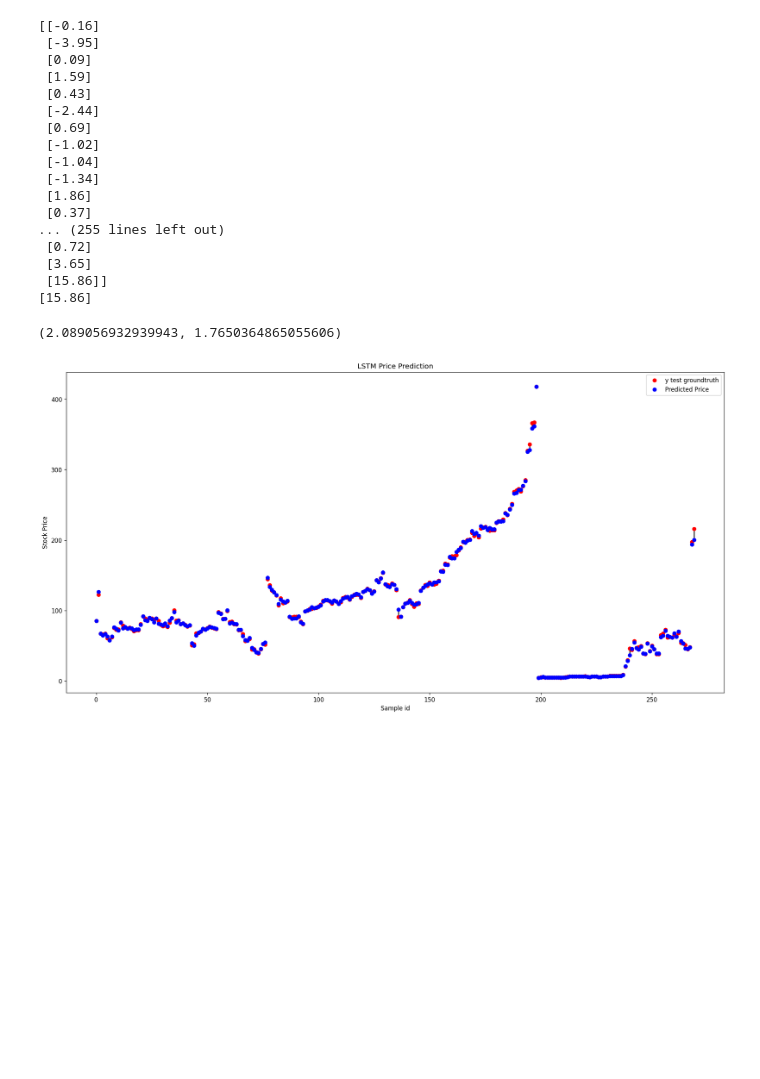
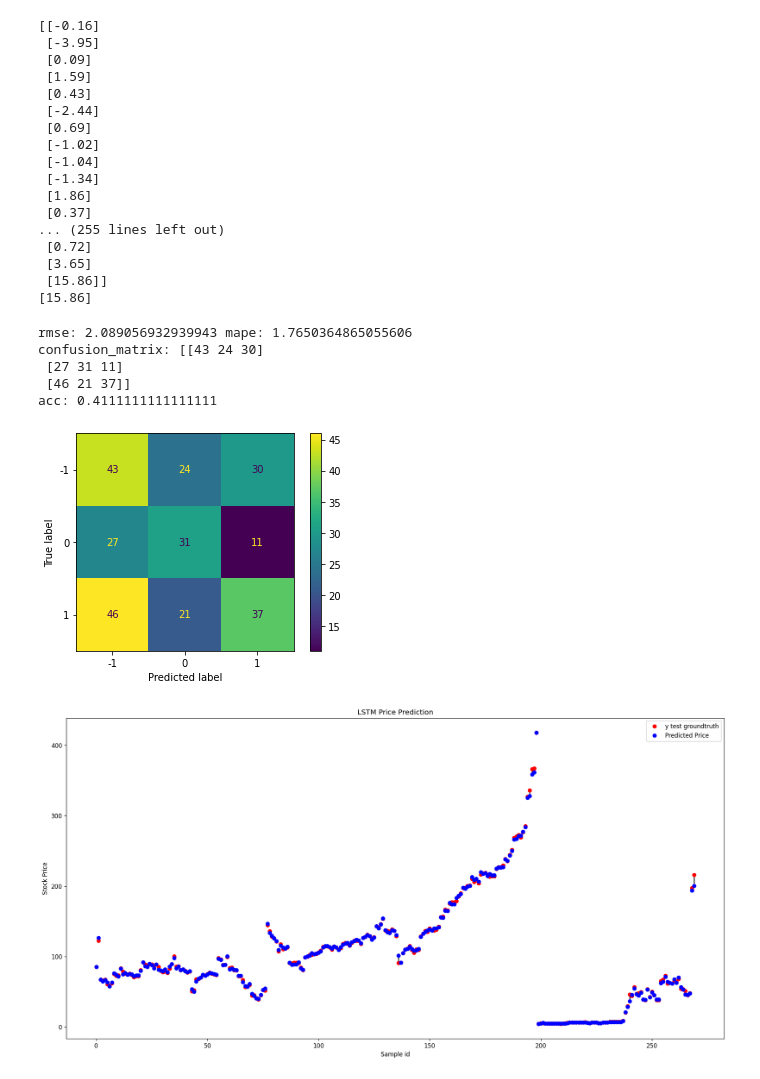
Before and after one commit to romqn1999/Predict-price-after-pattern, a Jupyter notebook: Predict_price_after_pattern.ipynb, the cells around one changed output. Cells and saved outputs as stored; diff of their text form; code cells hidden in the pictures; blank space fills up the shorter version.

Commit message:
Add some metrics for test model

```diff
--- a/Predict_price_after_pattern.ipynb
+++ b/Predict_price_after_pattern.ipynb
@@ -228,0 +238,23 @@ INFO:tensorflow:Assets written to: LSTM_predict_price_pattern/assets
+# %%
+from sklearn.metrics import confusion_matrix, ConfusionMatrixDisplay
+from sklearn.metrics import accuracy_score
+
+def calc_confusion_matrix(X, y_true, y_pred, min_change=1):
+    assert len(X) == len(y_true)
+    assert len(X) == len(y_pred)
+    n = len(y_true)
+    y_true_direction = [get_direction(X[i][-1], y_true[i], min_change) for i in range(n)]
+    y_pred_direction = [get_direction(X[i][-1], y_pred[i], min_change) for i in range(n)]
+    cm = confusion_matrix(y_true_direction, y_pred_direction, labels=[-1, 0, 1])
+    disp = ConfusionMatrixDisplay(confusion_matrix=cm,
+                                  display_labels=[-1, 0, 1])
+    disp.plot()
+    return cm
+
+def calc_accuracy(X, y_true, y_pred, min_change=1):
+    assert len(X) == len(y_true)
+    assert len(X) == len(y_pred)
+    n = len(y_true)
+    y_true_direction = [get_direction(X[i][-1], y_true[i], min_change) for i in range(n)]
+    y_pred_direction = [get_direction(X[i][-1], y_pred[i], min_change) for i in range(n)]
+    return accuracy_score(y_true_direction, y_pred_direction)
@@ -229,8 +275,11 @@ INFO:tensorflow:Assets written to: LSTM_predict_price_pattern/assets
 # %%
 # X_test = X_train
-model = keras.models.load_model("LSTM_predict_price_pattern")
+lstm_model = keras.models.load_model("LSTM_predict_price_pattern")
+# %%
+#@title Define some params for make decision { run: "auto" }
+min_price_change = 0.2 #@param {type:"number"}
 # %%
-predicted_stock_price = model.predict(np.reshape(X_test_scaled, (X_test_scaled.shape[0], X_test_scaled.shape[1], 1)))
+predicted_stock_price = lstm_model.predict(np.reshape(X_test_scaled, (X_test_scaled.shape[0], X_test_scaled.shape[1], 1)))
 if scale_method == 'MinMax':
     predicted_stock_price = sc_test.inverse_transform(predicted_stock_price.T).T
     # y_test = sc_test.inverse_transform(y_test.T).T
@@ -280,20 +329,29 @@ print(max(abs(y_test - predicted_stock_price)))
 # %%
 # Calculate RMSE and MAPE
 from sklearn.metrics import mean_squared_error
 
 def get_mape(y_true, y_pred):
     """
     Compute mean absolute percentage error (MAPE)
     """
     y_true, y_pred = np.array(y_true), np.array(y_pred)
     return np.mean(np.abs((y_true - y_pred) / y_true)) * 100
 
 rmse = math.sqrt(mean_squared_error(y_test, predicted_stock_price))
 mape = get_mape(y_test, predicted_stock_price)
+conf_matrix = calc_confusion_matrix(X_test, y_test, predicted_stock_price, min_price_change)
+acc = calc_accuracy(X_test, y_test, predicted_stock_price, min_price_change)
 
-rmse, mape
+print('rmse:', rmse, 'mape:', mape)
+print('confusion_matrix:', conf_matrix)
+print('acc:', acc)
 # %% [output]
-(2.089056932939943, 1.7650364865055606)
+rmse: 2.089056932939943 mape: 1.7650364865055606
+confusion_matrix: [[43 24 30]
+ [27 31 11]
+ [46 21 37]]
+acc: 0.4111111111111111
+[figure, added]
 # %%
 # Visualising the results
 plt.figure(figsize=(20, 10), dpi= 120, facecolor='w', edgecolor='k')
```
Also changed, not shown: parts of 7 cells of this notebook.
